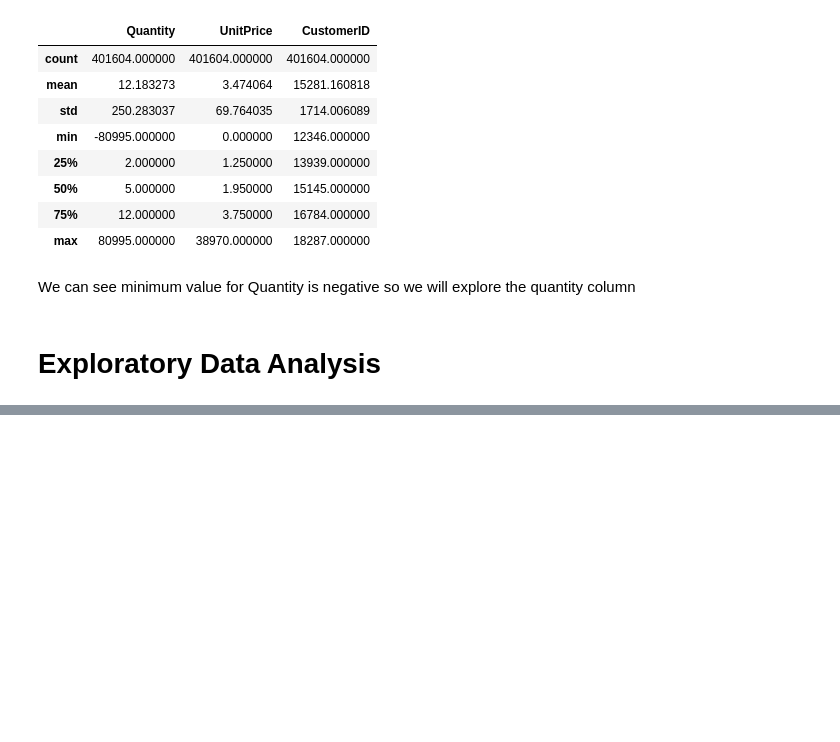
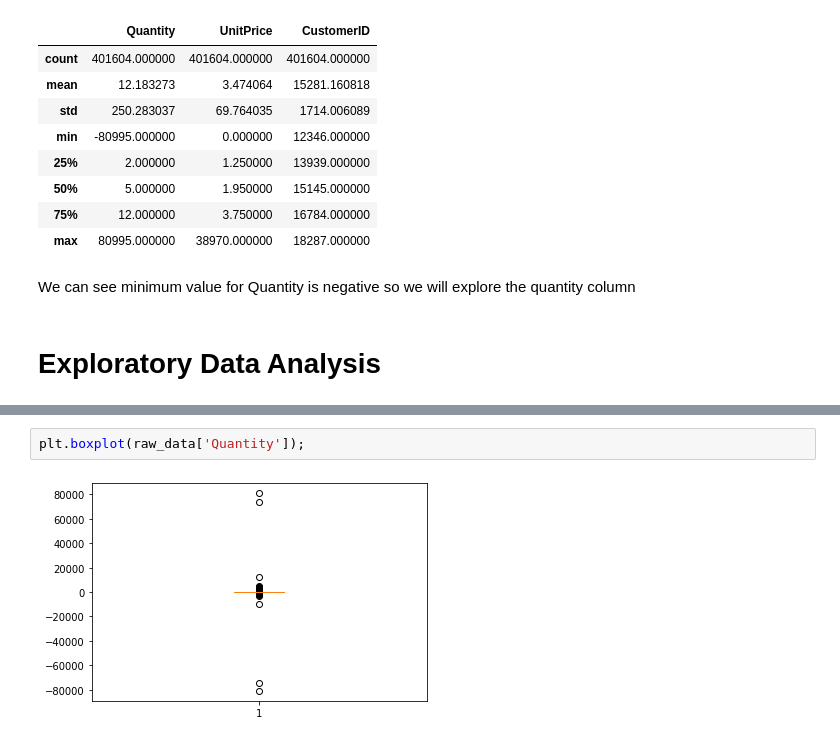
Before and after one commit to harishgawade1999/Online-Retail-Customer-Segmentation, a Jupyter notebook: Harish_Online_Retail_Customer_Segmentation_Capstone_Project.ipynb, the cells around one changed output, grey strips where cells are left out. Cells and saved outputs as stored; diff of their text form; blank space fills up the shorter version.

```diff
--- a/Harish_Online_Retail_Customer_Segmentation_Capstone_Project.ipynb
+++ b/Harish_Online_Retail_Customer_Segmentation_Capstone_Project.ipynb
@@ -190,0 +205,4 @@ We can see minimum value for Quantity is negative so we will explore the quantit
+# %%
+plt.boxplot(raw_data['Quantity']);
+# %% [output]
+[figure, added]
```
Also changed, not shown: parts of 18 cells of this notebook.
